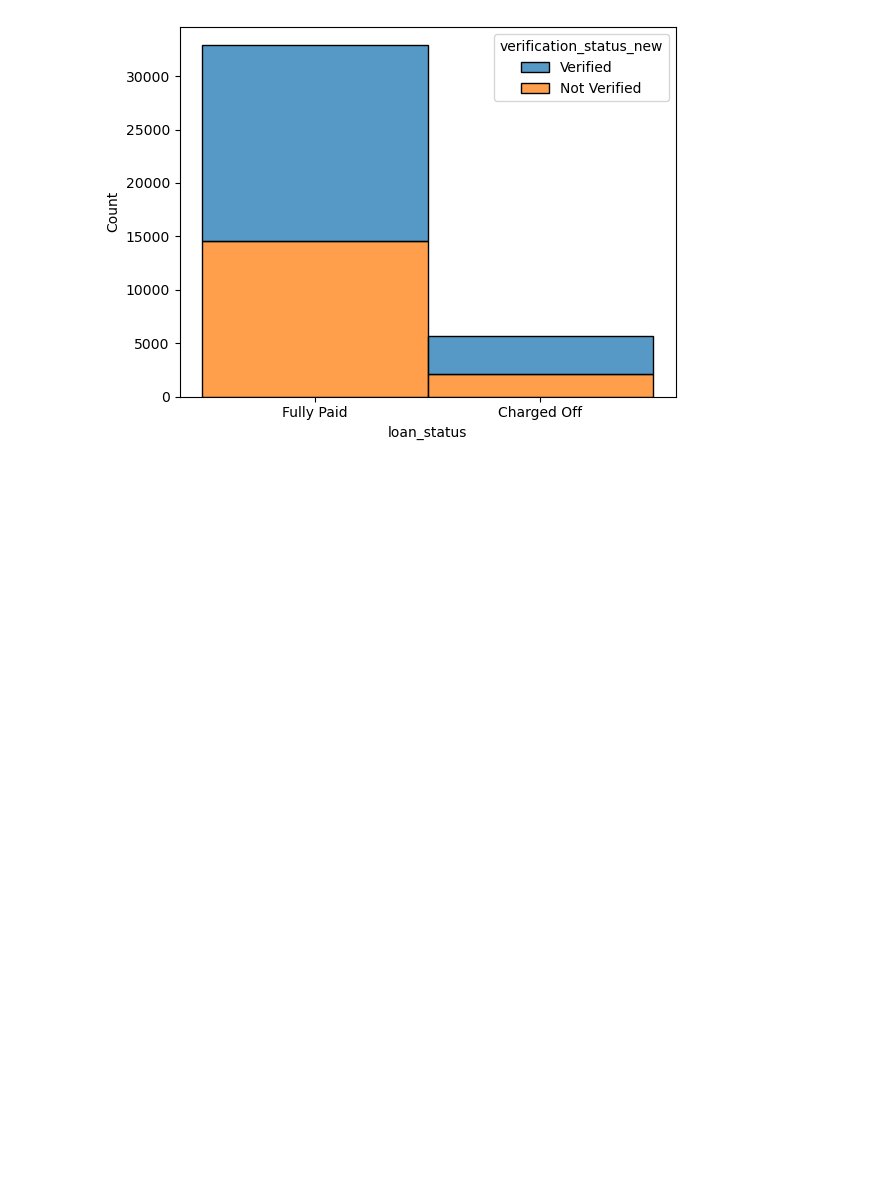
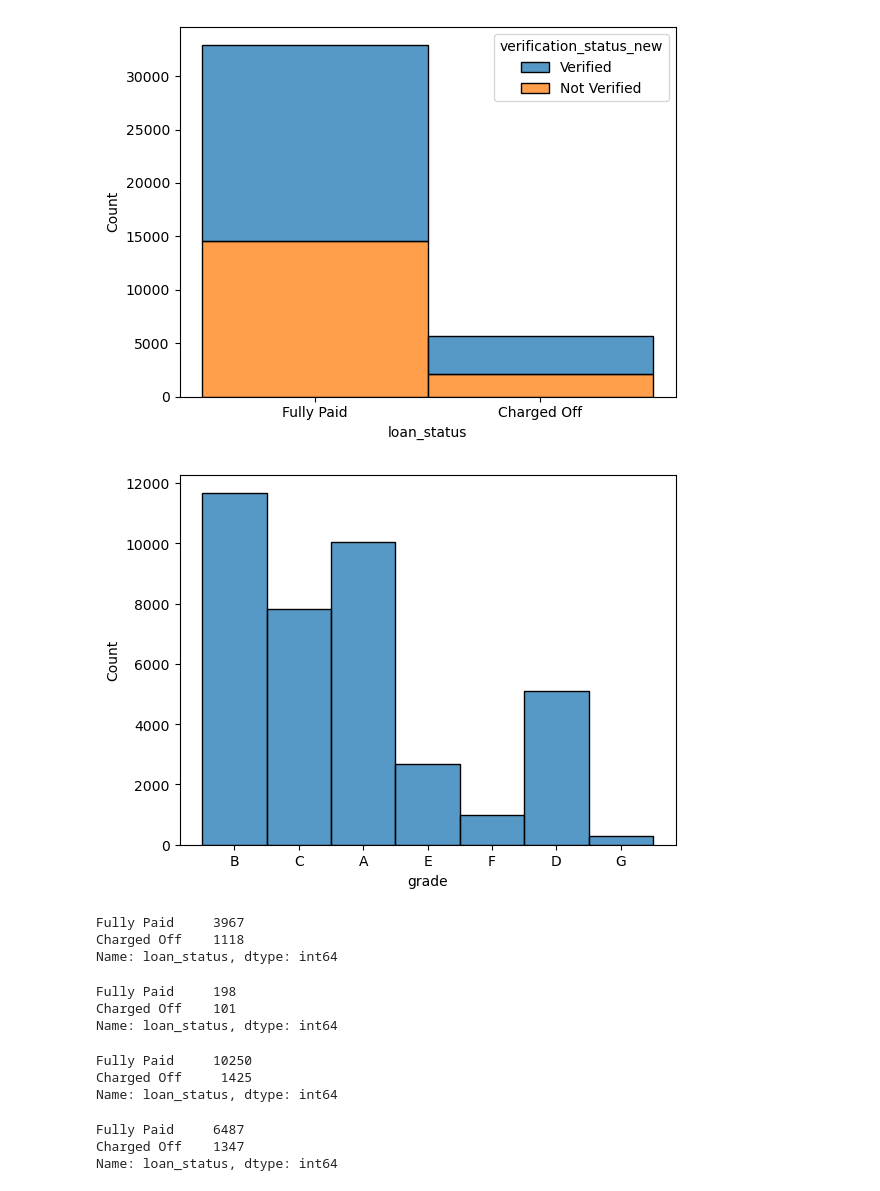
Before and after one commit to Mahalakshmi-Totad/lending_club_case_study, a Jupyter notebook: Solution.ipynb, the cells around one changed output. Cells and saved outputs as stored; diff of their text form; code cells hidden in the pictures; blank space fills up the shorter version.

```diff
--- a/Solution.ipynb
+++ b/Solution.ipynb
@@ -401,3 +387,32 @@ sns.histplot(binwidth=0.5, x=df['loan_status'], hue=df['verification_status_new'
 # %% [output]
 <Axes: xlabel='loan_status', ylabel='Count'>
 [figure]
+# %%
+sns.histplot(df.grade)
+plt.show()
+# %% [output]
+[figure, added]
+# %%
+df[df['grade'] == 'D']['loan_status'].value_counts()
+# %% [output]
+Fully Paid     3967
+Charged Off    1118
+Name: loan_status, dtype: int64
+# %%
+df[df['grade'] == 'G']['loan_status'].value_counts()
+# %% [output]
+Fully Paid     198
+Charged Off    101
+Name: loan_status, dtype: int64
+# %%
+df[df['grade'] == 'B']['loan_status'].value_counts()
+# %% [output]
+Fully Paid     10250
+Charged Off     1425
+Name: loan_status, dtype: int64
+# %%
+df[df['grade'] == 'C']['loan_status'].value_counts()
+# %% [output]
+Fully Paid     6487
+Charged Off    1347
+Name: loan_status, dtype: int64
```
Also changed, not shown: parts of 14 cells of this notebook.
